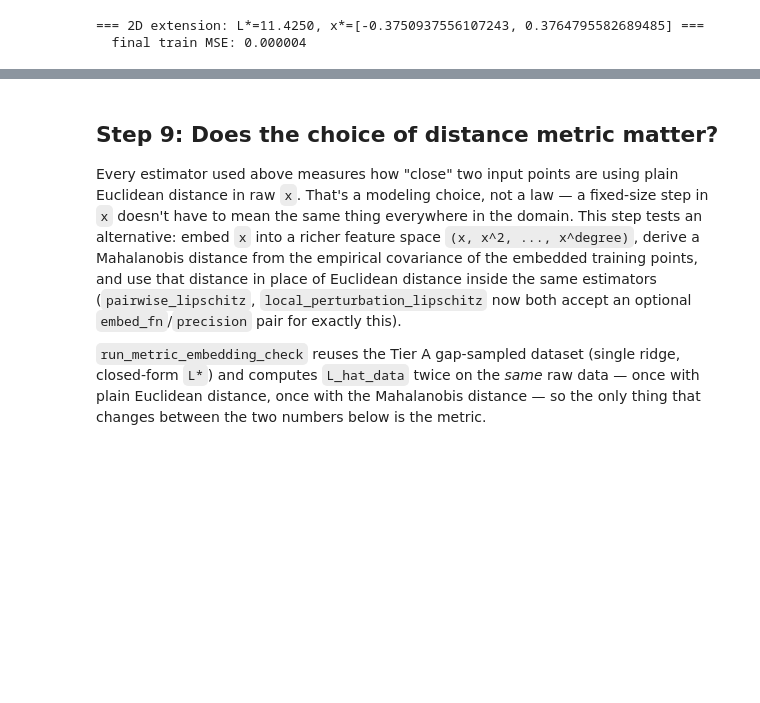
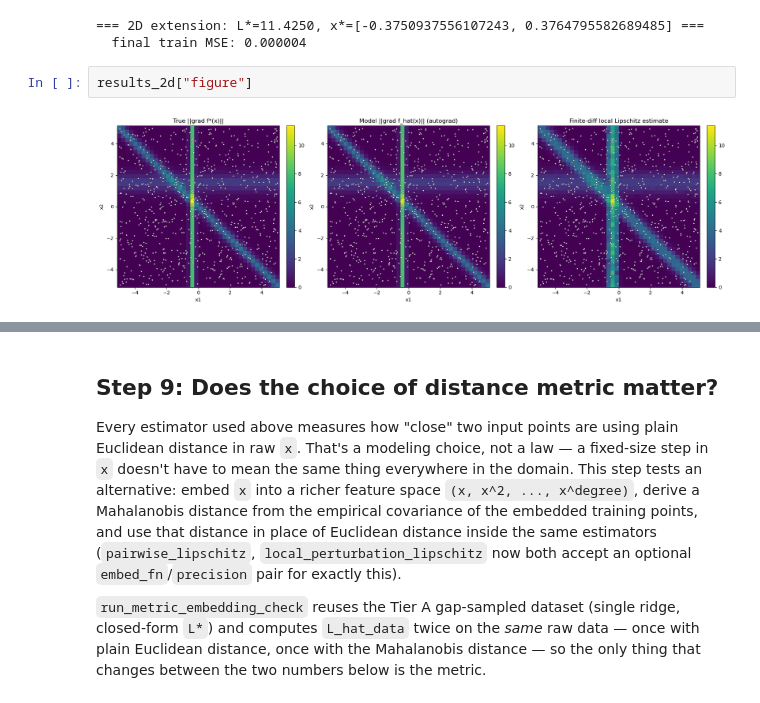
Before and after one commit to Kilobyte947/Datasig, a Jupyter notebook: toy_lipschitz/notebook_toy_lipschitz.ipynb, the cells around one changed output, grey strips where cells are left out. Cells and saved outputs as stored; diff of their text form; blank space fills up the shorter version.

```diff
--- a/toy_lipschitz/notebook_toy_lipschitz.ipynb
+++ b/toy_lipschitz/notebook_toy_lipschitz.ipynb
@@ -307,3 +316,7 @@ results_2d = run_experiment.run_2d_extension()
 # %% [output]
 === 2D extension: L*=11.4250, x*=[-0.3750937556107243, 0.3764795582689485] ===
   final train MSE: 0.000004
+# %%
+results_2d["figure"]
+# %% [output]
+[figure, added]
```
Also changed, not shown: parts of 5 cells of this notebook, 4 other files.
